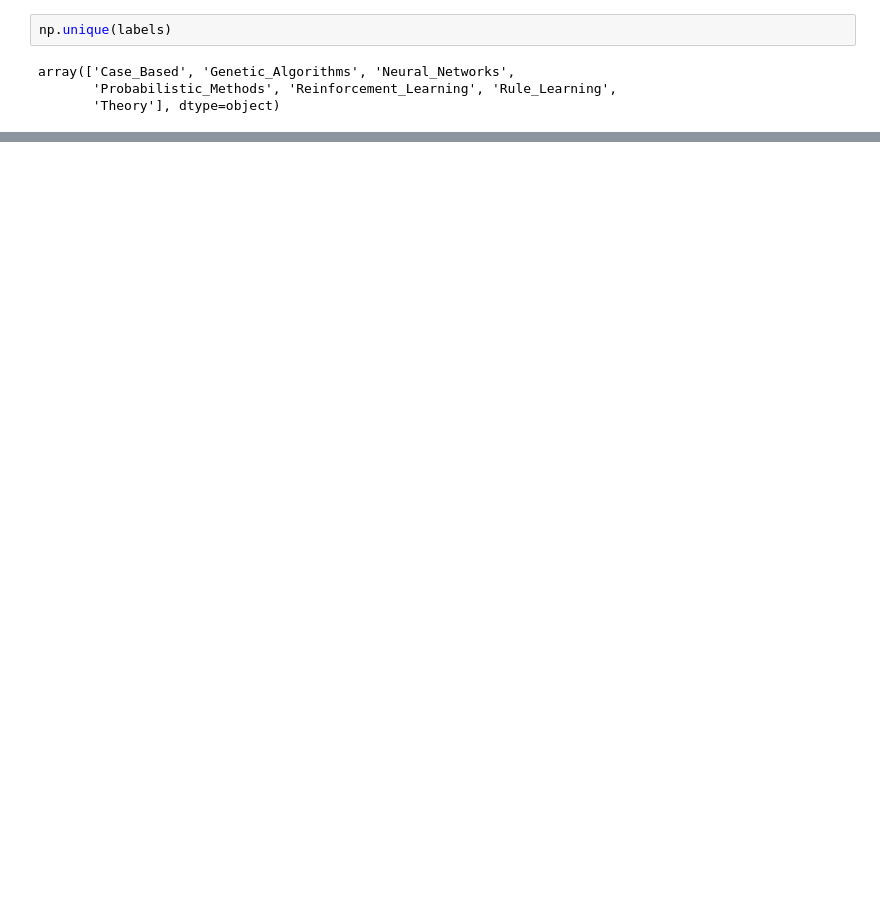
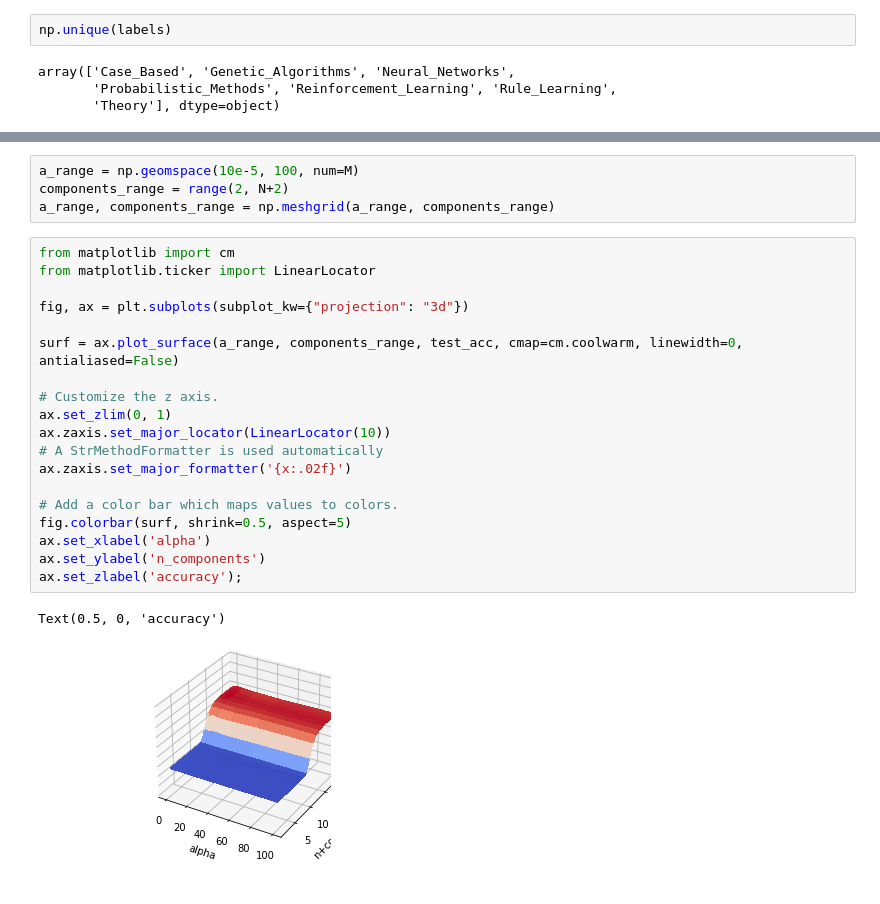
Before and after one commit to zeou1/graspy, a Jupyter notebook: docs/tutorials/embedding/CASConCORA.ipynb, the cells around one changed output, grey strips where cells are left out. Cells and saved outputs as stored; diff of their text form; blank space fills up the shorter version.

```diff
--- a/docs/tutorials/embedding/CASConCORA.ipynb
+++ b/docs/tutorials/embedding/CASConCORA.ipynb
@@ -138,0 +163,26 @@ array(['Case_Based', 'Genetic_Algorithms', 'Neural_Networks',
+# %%
+a_range = np.geomspace(10e-5, 100, num=M)
+components_range = range(2, N+2)
+a_range, components_range = np.meshgrid(a_range, components_range)
+# %%
+from matplotlib import cm
+from matplotlib.ticker import LinearLocator
+
+fig, ax = plt.subplots(subplot_kw={"projection": "3d"})
+
+surf = ax.plot_surface(a_range, components_range, test_acc, cmap=cm.coolwarm, linewidth=0, antialiased=False)
+
+# Customize the z axis.
+ax.set_zlim(0, 1)
+ax.zaxis.set_major_locator(LinearLocator(10))
+# A StrMethodFormatter is used automatically
+ax.zaxis.set_major_formatter('{x:.02f}')
+
+# Add a color bar which maps values to colors.
+fig.colorbar(surf, shrink=0.5, aspect=5)
+ax.set_xlabel('alpha')
+ax.set_ylabel('n_components')
+ax.set_zlabel('accuracy');
+# %% [output]
+Text(0.5, 0, 'accuracy')
+[figure, added]
```
Also changed, not shown: parts of 9 cells of this notebook.
